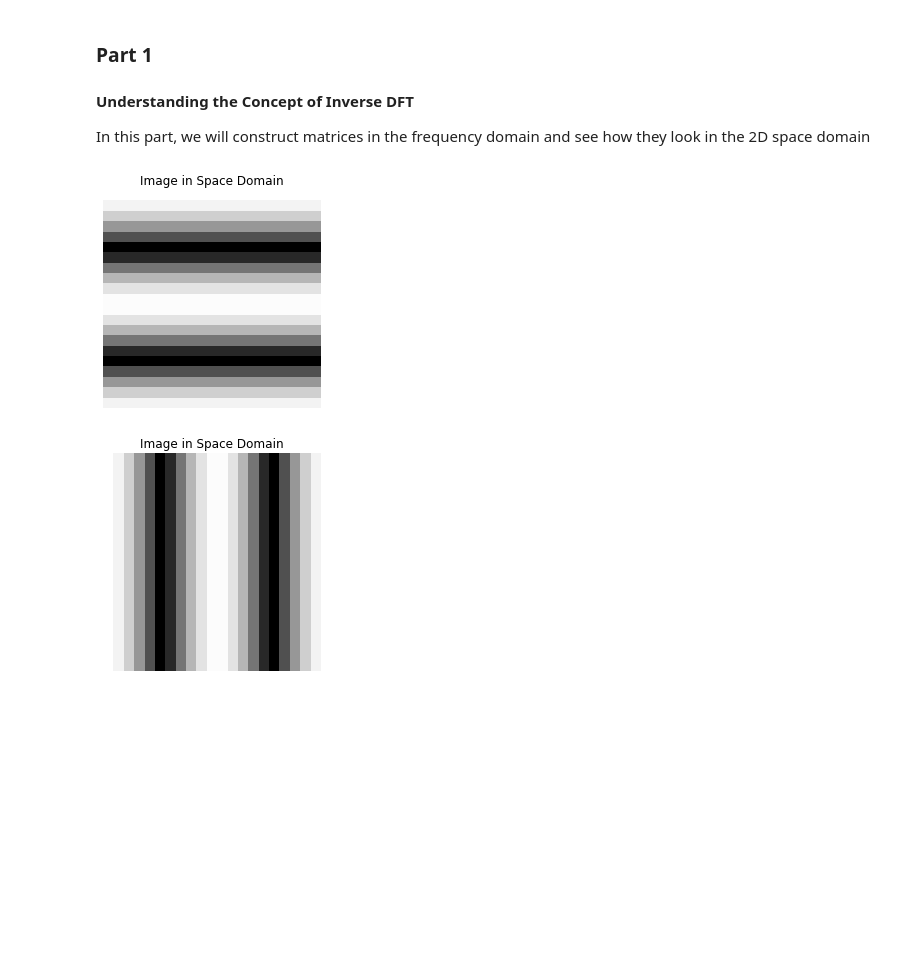
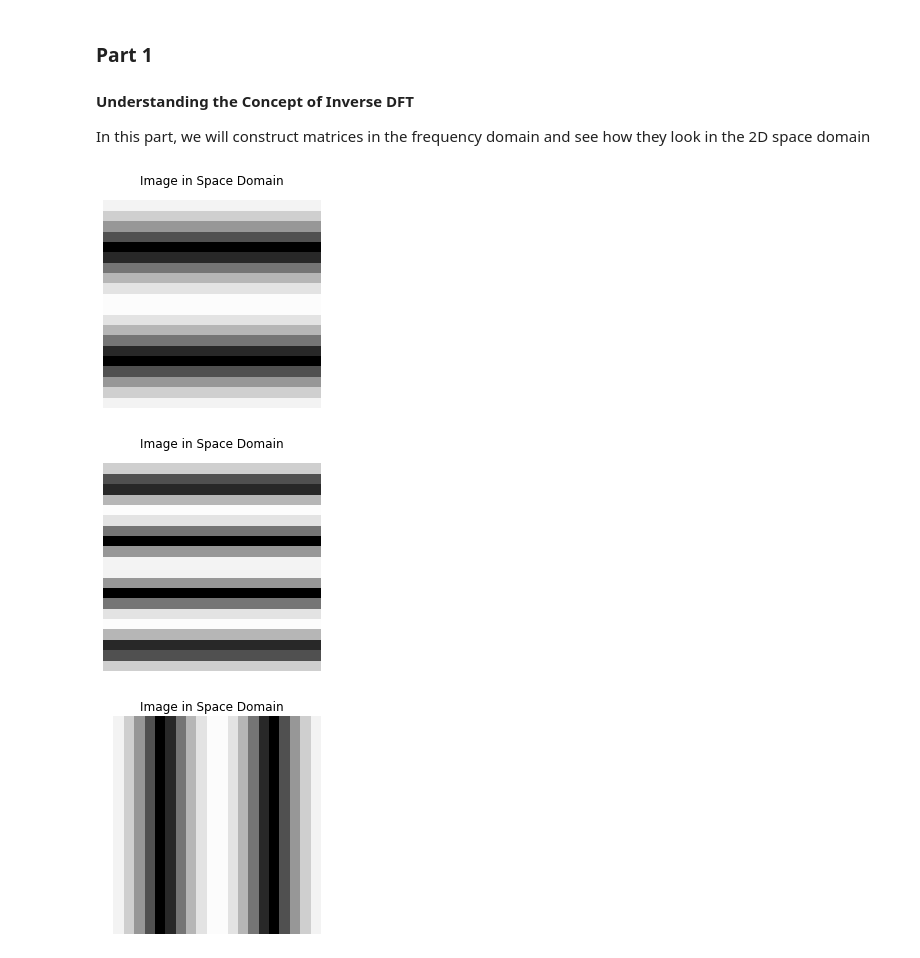
Before and after one commit to norhanreda/solutions-of-image-processing-labs, a Jupyter notebook: lab2/lab02-std/lab2-std.ipynb, the cells around one changed output. Drawn from its saved outputs; the diff is of its cells as text; code cells hidden in the pictures; blank space fills up the shorter version.

```diff
--- a/lab2/lab02-std/lab2-std.ipynb
+++ b/lab2/lab02-std/lab2-std.ipynb
@@ -34,13 +34,18 @@ def plot_image_from_freq(freq_domain_mat):
 # %%
 # We will first try to construct a matrix in the frequency domain that makes a vertically moving ripple in the space domain
 
 freq_domain_mat = np.zeros([21,21])
 freq_domain_mat[9, 10] = 1 # The choice of the value '1' is arbitrary
 freq_domain_mat[11, 10] = 1
+plot_image_from_freq(freq_domain_mat)
+freq_domain_mat = np.zeros([21,21])
+freq_domain_mat[6, 10] = 1 # The choice of the value '1' is arbitrary
+freq_domain_mat[10, 10] = 1
 
 plot_image_from_freq(freq_domain_mat)
 # %% [output]
 [figure]
+[figure, added]
 # %%
 # TODO: construct a matrix in the frequency domain that makes a HORIZONTALLY moving ripple in the space domain
 
```
Also changed, not shown: parts of 3 cells of this notebook, 1 other file.
